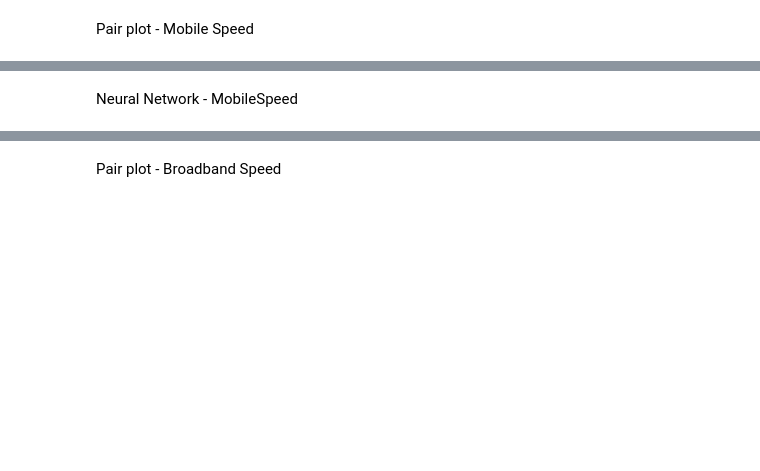
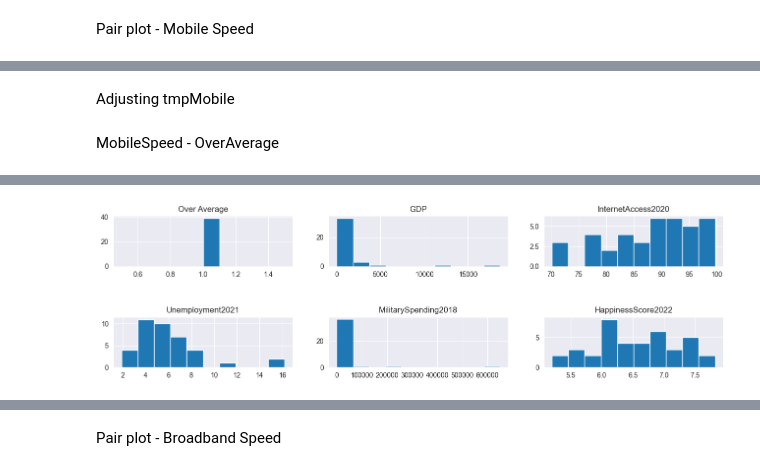
Before and after one commit to Gr4ph1xZ/DataAnalysisAndMachineLearningInternetSpeed, a Jupyter notebook: python/notebook.ipynb, the cells around one changed output, grey strips where cells are left out. Drawn from its saved outputs; the diff is of its cells as text; code cells hidden in the pictures; blank space fills up the shorter version.

Commit message:
Add neural network

```diff
--- a/python/notebook.ipynb
+++ b/python/notebook.ipynb
@@ -396,2 +406,53 @@ plt.show()
-# %% [markdown]
-Neural Network - MobileSpeed
+# %% [markdown]
+Adjusting tmpMobile
+# %%
+average = tmpMobile['MobileSpeed'].mean()
+tmpMobile.insert(0, 'OverAverage', np.where(tmpMobile['MobileSpeed'] > average, 1, 0))
+tmpMobile.drop('MobileSpeed', axis=1, inplace=True)
+# %% [markdown]
+MobileSpeed - OverAverage
+# %%
+labels=tmpMobile['OverAverage']
+features = tmpMobile.iloc[:,1:6]
+X=features
+y=np.ravel(labels)
+X_train, X_test, y_train, y_test = train_test_split(X, y, test_size=0.33, random_state=42)
+scaler = StandardScaler().fit(X_train)
+X_train = scaler.transform(X_train)
+X_test = scaler.transform(X_test)
+
+model = Sequential()
+model.add(Dense(8, activation='relu', input_shape=(5,)))
+model.add(Dense(6, activation='relu'))
+model.add(Dense(2, activation='relu'))
+model.add(Dense(1, activation='sigmoid'))
+model.compile(loss='binary_crossentropy',
+optimizer='sgd',
+metrics=['accuracy'])
+model.fit(X_train, y_train,epochs=8, batch_size=1, verbose=1)
+
+
+
+y_pred = model.predict(X_test)
+score = model.evaluate(X_test, y_test,verbose=1)
+print(score)
+
+df = pd.DataFrame(tmpMobile, columns= np.array(tmpMobile.columns))
+overAverage = df.loc[(df.OverAverage == 1)]
+fig, ax = plt.subplots(2,3,figsize=(16, 4) )
+i = 0
+j = 0
+for c in overAverage.columns[0:]:
+    ax[j,i].hist(overAverage[c])
+    ax[j,i].set_title(c)
+    i = i + 1
+    if i == 3:
+        j = 1
+        i = 0
+ax[0,0].set_title("Over Average")
+fig.subplots_adjust(hspace=1, wspace=0.2)
+
+
+plt.savefig(r'..\output\Mobile Speed - Over Average.png')
+plt.show()
+# %% [output]
@@ -397,0 +478 @@ Neural Network - MobileSpeed
+[figure, added]
```
Also changed, not shown: parts of 17 cells of this notebook.
